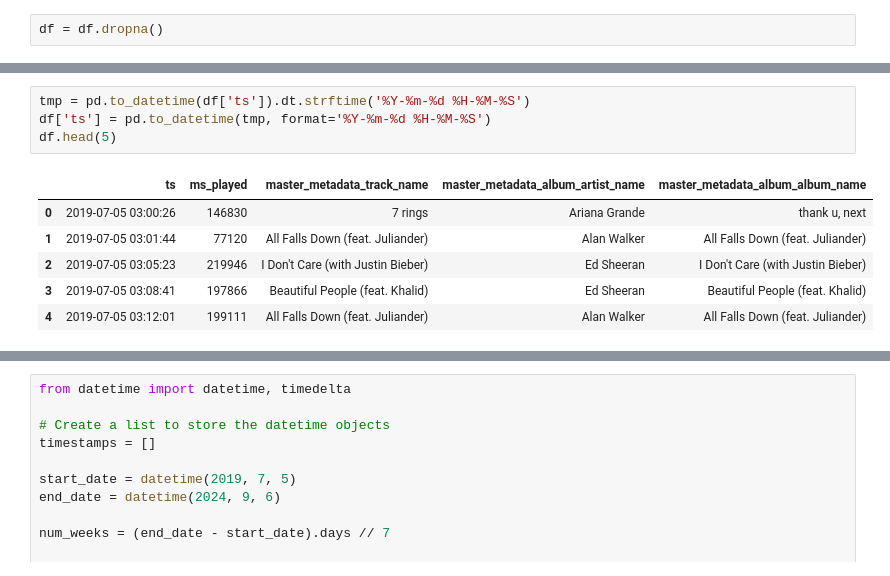
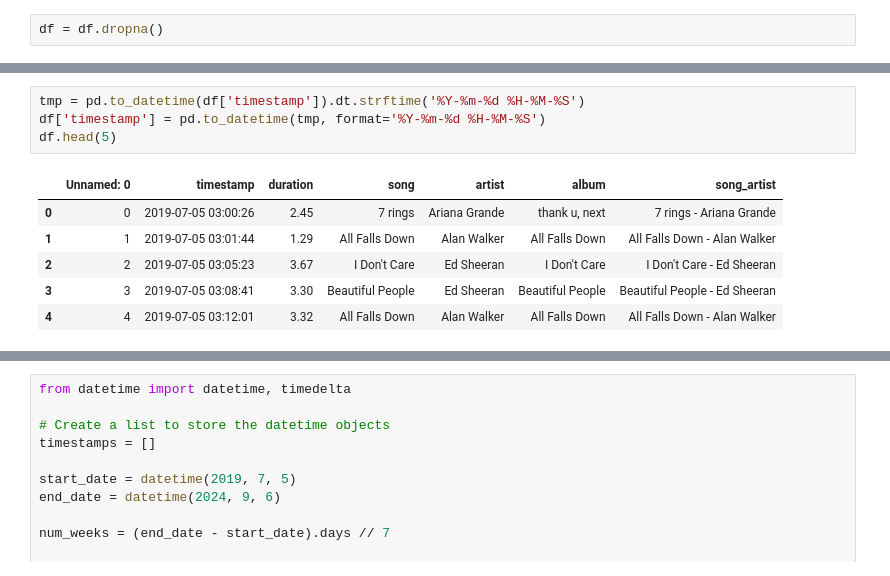
Before and after one commit to danghieutrung/my-spotify-vizzes, a Jupyter notebook: 1_bar_chart_race.ipynb, the cells around one changed output, grey strips where cells are left out. Saved outputs shown, nothing was run; the diff lists cells and outputs as text.

Commit message:
rename songs

```diff
--- a/1_bar_chart_race.ipynb
+++ b/1_bar_chart_race.ipynb
@@ -55,12 +59,12 @@ df.dtypes
 dtype: object
 # %%
-tmp = pd.to_datetime(df['ts']).dt.strftime('%Y-%m-%d %H-%M-%S')
-df['ts'] = pd.to_datetime(tmp, format='%Y-%m-%d %H-%M-%S')
+tmp = pd.to_datetime(df['timestamp']).dt.strftime('%Y-%m-%d %H-%M-%S')
+df['timestamp'] = pd.to_datetime(tmp, format='%Y-%m-%d %H-%M-%S')
 df.head(5)
 # %% [output]
-|  | ts | ms_played | master_metadata_track_name | master_metadata_album_artist_name | master_metadata_album_album_name |
-| 0 | 2019-07-05 03:00:26 | 146830 | 7 rings | Ariana Grande | thank u, next |
-| 1 | 2019-07-05 03:01:44 | 77120 | All Falls Down (feat. Juliander) | Alan Walker | All Falls Down (feat. Juliander) |
-| 2 | 2019-07-05 03:05:23 | 219946 | I Don't Care (with Justin Bieber) | Ed Sheeran | I Don't Care (with Justin Bieber) |
-| 3 | 2019-07-05 03:08:41 | 197866 | Beautiful People (feat. Khalid) | Ed Sheeran | Beautiful People (feat. Khalid) |
-| 4 | 2019-07-05 03:12:01 | 199111 | All Falls Down (feat. Juliander) | Alan Walker | All Falls Down (feat. Juliander) |
+|  | Unnamed: 0 | timestamp | duration | song | artist | album | song_artist |
+| 0 | 0 | 2019-07-05 03:00:26 | 2.45 | 7 rings | Ariana Grande | thank u, next | 7 rings - Ariana Grande |
+| 1 | 1 | 2019-07-05 03:01:44 | 1.29 | All Falls Down | Alan Walker | All Falls Down | All Falls Down - Alan Walker |
+| 2 | 2 | 2019-07-05 03:05:23 | 3.67 | I Don't Care | Ed Sheeran | I Don't Care | I Don't Care - Ed Sheeran |
+| 3 | 3 | 2019-07-05 03:08:41 | 3.30 | Beautiful People | Ed Sheeran | Beautiful People | Beautiful People - Ed Sheeran |
+| 4 | 4 | 2019-07-05 03:12:01 | 3.32 | All Falls Down | Alan Walker | All Falls Down | All Falls Down - Alan Walker |
```
Also changed, not shown: parts of 11 cells of this notebook.
